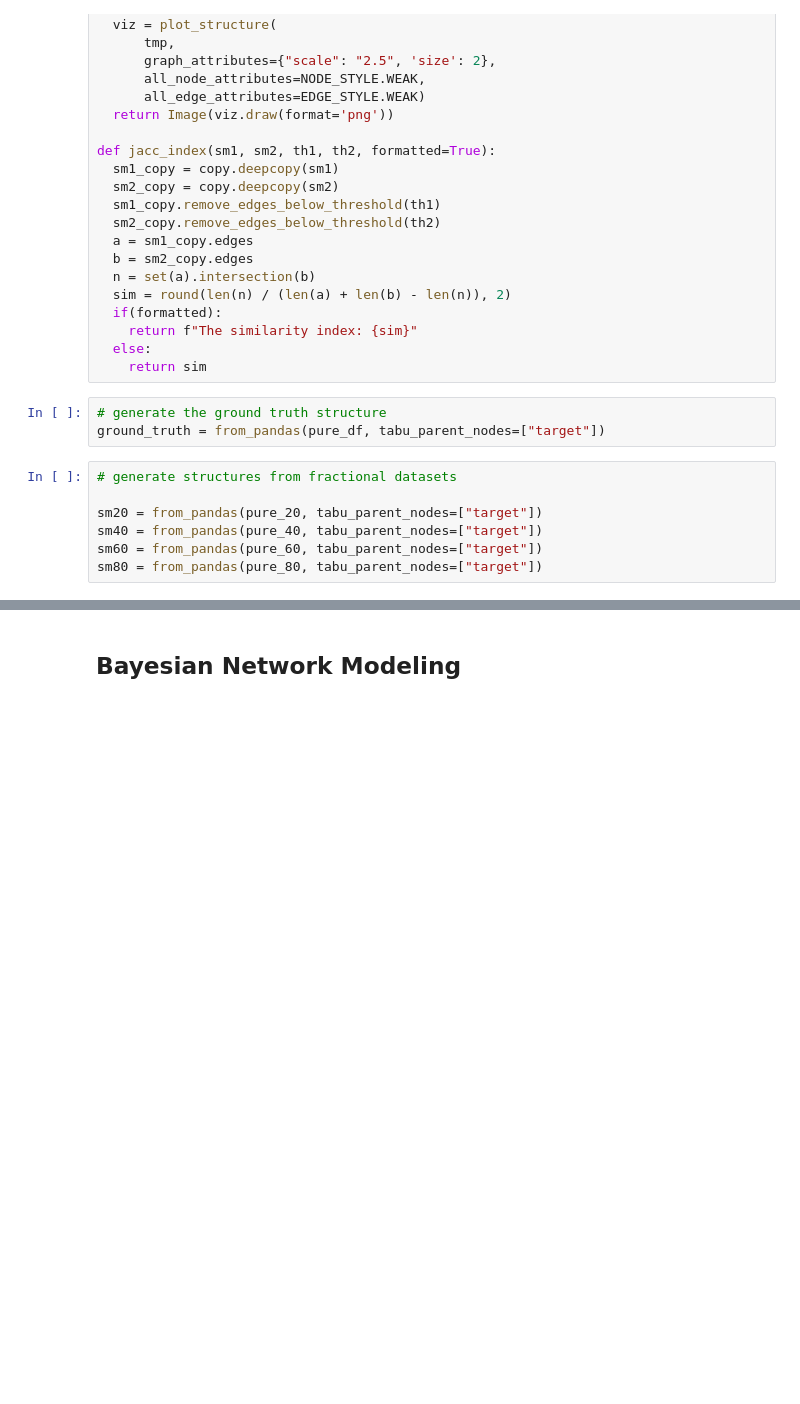
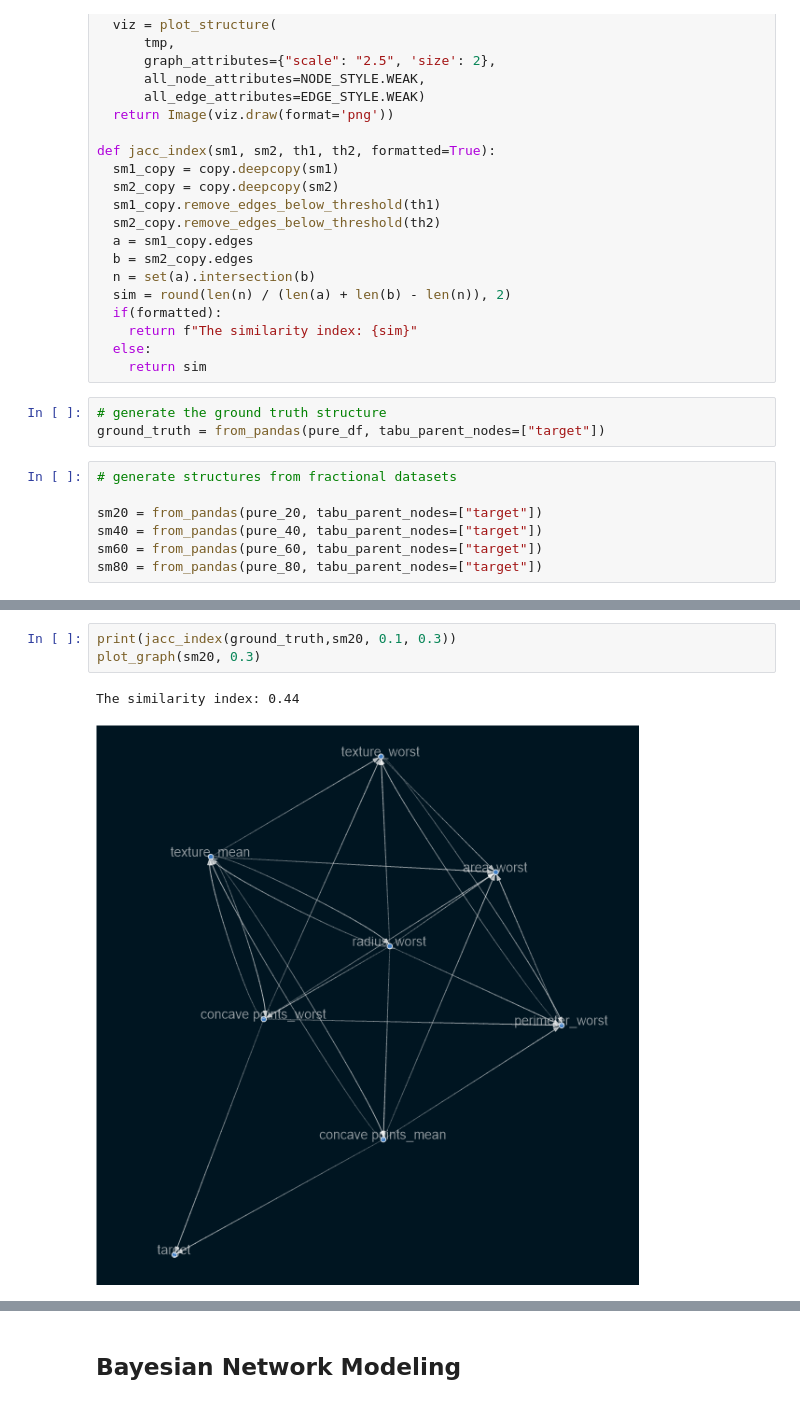
Before and after one commit to benbel376/causal_graph, a Jupyter notebook: notebooks/modeling.ipynb, the cells around one changed output, grey strips where cells are left out. Cells and saved outputs as stored; diff of their text form; blank space fills up the shorter version.

```diff
--- a/notebooks/modeling.ipynb
+++ b/notebooks/modeling.ipynb
@@ -214,0 +221,6 @@ sm80 = from_pandas(pure_80, tabu_parent_nodes=["target"])
+# %%
+print(jacc_index(ground_truth,sm20, 0.1, 0.3))
+plot_graph(sm20, 0.3)
+# %% [output]
+The similarity index: 0.44
+[figure, added]
```
Also changed, not shown: parts of 6 cells of this notebook.
